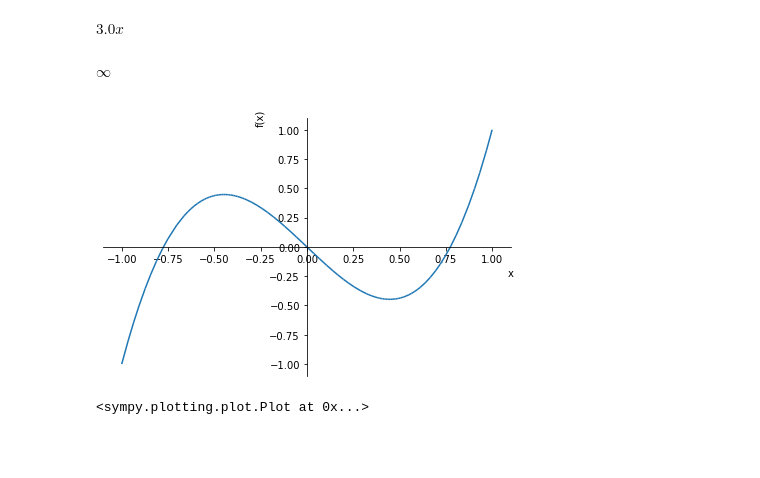
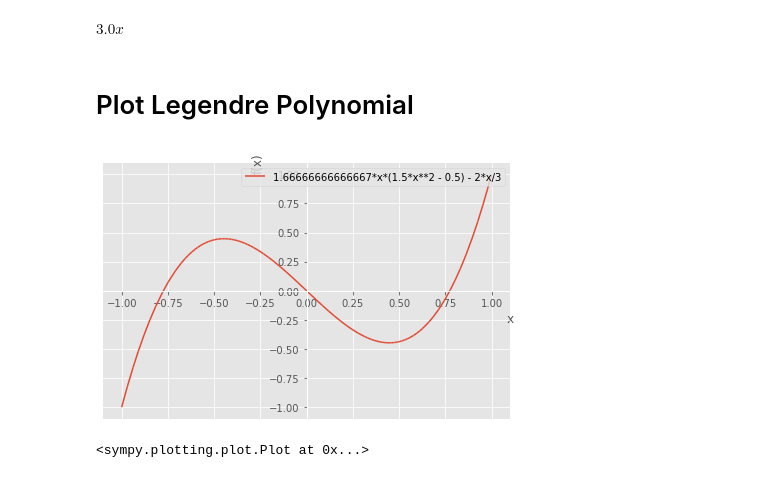
Before and after one commit to iampramodyadav/FEA, a Jupyter notebook: Gauss_Legendre_Quadrature.ipynb, the cells around one changed output. Saved outputs shown, nothing was run; the diff lists cells and outputs as text; code cells hidden in the pictures; blank space fills up the shorter version.

```diff
--- a/Gauss_Legendre_Quadrature.ipynb
+++ b/Gauss_Legendre_Quadrature.ipynb
@@ -147,14 +51,14 @@ def DLegendre(n,x):
 simplify(DLegendre(2,x))
 # %% [output]
 $\displaystyle 3.0 x$
-# %%
-oo
-# %% [output]
-$\displaystyle \infty$
+# %% [markdown]
+# Plot Legendre Polynomial
 # %%
 f=Legendre(3,x)
-# %%
-plot(f,(x,-1,1))
-# %% [output]
-[figure, removed]
-<sympy.plotting.plot.Plot at 0x...>
+# %%
+from matplotlib import style
+style.use('ggplot')
+plot(f,(x,-1,1),legend=True)
+# %% [output]
+[figure, added]
+<sympy.plotting.plot.Plot at 0x...>
```
Also changed, not shown: parts of 26 cells of this notebook.
